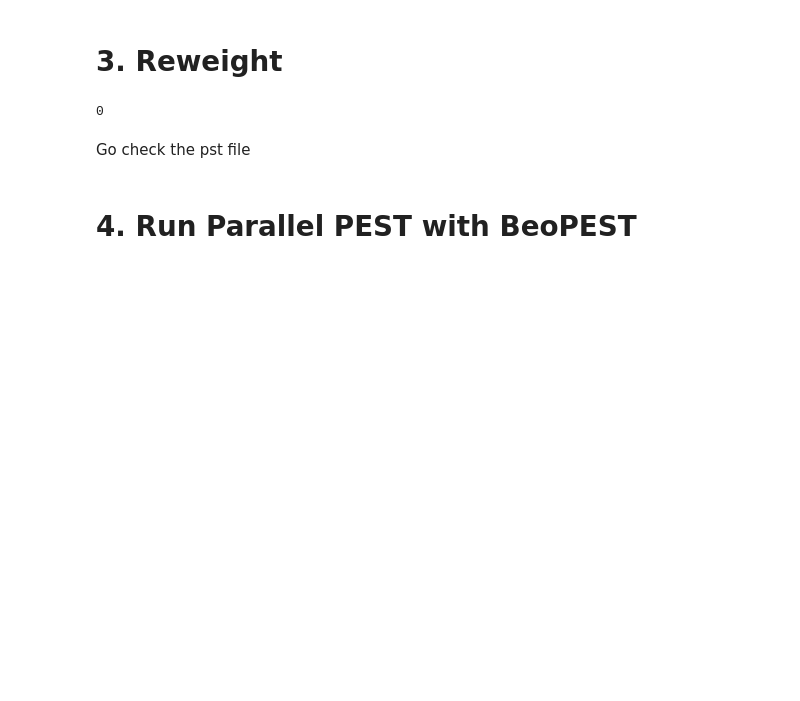
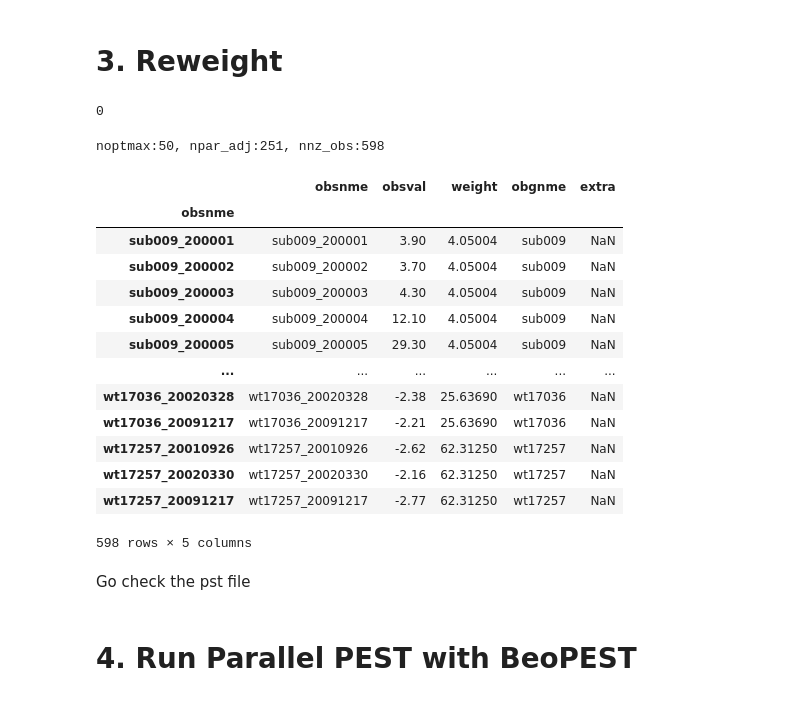
Before and after one commit to spark-brc/apexmf, a Jupyter notebook: notebooks/apexmf_pest_pp_run_green.ipynb, the cells around one changed output. Drawn from its saved outputs; the diff is of its cells as text; code cells hidden in the pictures; blank space fills up the shorter version.

```diff
--- a/notebooks/apexmf_pest_pp_run_green.ipynb
+++ b/notebooks/apexmf_pest_pp_run_green.ipynb
@@ -22,7 +22,7 @@ flopy is installed in C:\Users\seonggyu.park\Miniconda3\envs\sm_pest\lib\site-pa
 # %% [markdown]
 # 1. Specify a path to your master
 # %%
-wd = "D:/Projects/Watersheds/Green/Analysis/APEX-MODFLOWs/calibrations/gr_210614/gr_012721/APEX-MODFLOW"
+wd = 'D:/Projects/Watersheds/Green/Analysis/APEX-MODFLOWs/calibrations/gr_210707/gr_012721/APEX-MODFLOW'
 # %%
 os.chdir(wd)
 # %% [markdown]
@@ -34,13 +36,44 @@ os.system("start cmd /k i64pest {0}".format("green_pest_2nd.pst"))
 # %% [markdown]
 # 3. Reweight
 # %%
-casename = "green_pest_2nd.pst"
-pestoutfile = "green_pest_3rd_rw.pst"
-contrib = 4.26937E+05
+casename = 'green_pest_4th.pst'
+pestoutfile = 'green_pest_4th_rw.pst'
+contrib = 4.07660E+05
 # %%
 os.system("start cmd /k i64pwtadj1 {0} {1} {2}".format(casename, pestoutfile, contrib))
 # %% [output]
 0
+# %%
+# Stream 1 GW 0.1
+# load the pre-constructed pst
+pst = pyemu.Pst(os.path.join(wd, pestoutfile))
+obd = pst.observation_data
+# %%
+for i in range(len(obd)):
+    if obd.iloc[i, 0][:2] == 'wt':
+        obd.iloc[i, 2] = obd.iloc[i, 2] * 0.1
+# %%
+pst.observation_data = obd
+pst.write(pestoutfile)
+# %% [output]
+noptmax:50, npar_adj:251, nnz_obs:598
+# %%
+obd
+# %% [output]
+|  | obsnme | obsval | weight | obgnme | extra |
+| obsnme |  |  |  |  |  |
+| sub009_200001 | sub009_200001 | 3.90 | 4.05004 | sub009 | NaN |
+| sub009_200002 | sub009_200002 | 3.70 | 4.05004 | sub009 | NaN |
+| sub009_200003 | sub009_200003 | 4.30 | 4.05004 | sub009 | NaN |
+| sub009_200004 | sub009_200004 | 12.10 | 4.05004 | sub009 | NaN |
+| sub009_200005 | sub009_200005 | 29.30 | 4.05004 | sub009 | NaN |
+| ... | ... | ... | ... | ... | ... |
+| wt17036_20020328 | wt17036_20020328 | -2.38 | 25.63690 | wt17036 | NaN |
+| wt17036_20091217 | wt17036_20091217 | -2.21 | 25.63690 | wt17036 | NaN |
+| wt17257_20010926 | wt17257_20010926 | -2.62 | 62.31250 | wt17257 | NaN |
+| wt17257_20020330 | wt17257_20020330 | -2.16 | 62.31250 | wt17257 | NaN |
+| wt17257_20091217 | wt17257_20091217 | -2.77 | 62.31250 | wt17257 | NaN |
+598 rows × 5 columns
 # %% [markdown]
 Go check the pst file
 # %% [markdown]
```
Also changed, not shown: parts of 3 cells of this notebook, 10 other files.
